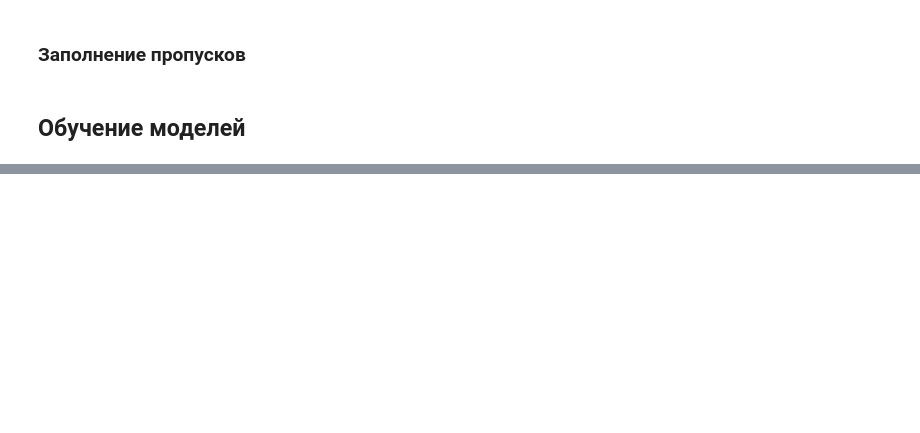
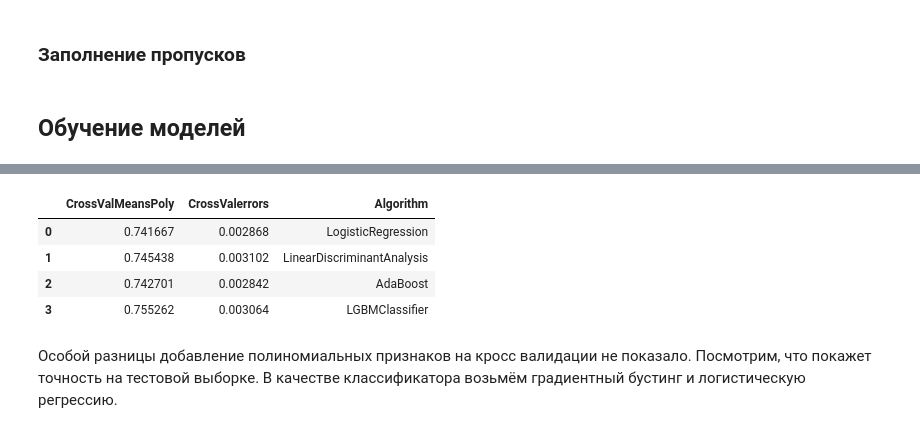
Before and after one commit to bypolyarka/home-credit-kaggle, a Jupyter notebook: home_credit_default_risk.ipynb, the cells around one changed output, grey strips where cells are left out. Saved outputs shown, nothing was run; the diff lists cells and outputs as text; code cells hidden in the pictures; blank space fills up the shorter version.

```diff
--- a/home_credit_default_risk.ipynb
+++ b/home_credit_default_risk.ipynb
@@ -713,0 +807,10 @@ N_RF
+# %%
+cv_res
+# %% [output]
+|  | CrossValMeansPoly | CrossValerrors | Algorithm |
+| 0 | 0.741667 | 0.002868 | LogisticRegression |
+| 1 | 0.745438 | 0.003102 | LinearDiscriminantAnalysis |
+| 2 | 0.742701 | 0.002842 | AdaBoost |
+| 3 | 0.755262 | 0.003064 | LGBMClassifier |
+# %% [markdown]
+Особой разницы добавление полиномиальных признаков на кросс валидации не показало. Посмотрим, что покажет точность на тестовой выборке. В качестве классификатора возьмём градиентный бустинг и логистическую регрессию.
```
Also changed, not shown: parts of 33 cells of this notebook.
